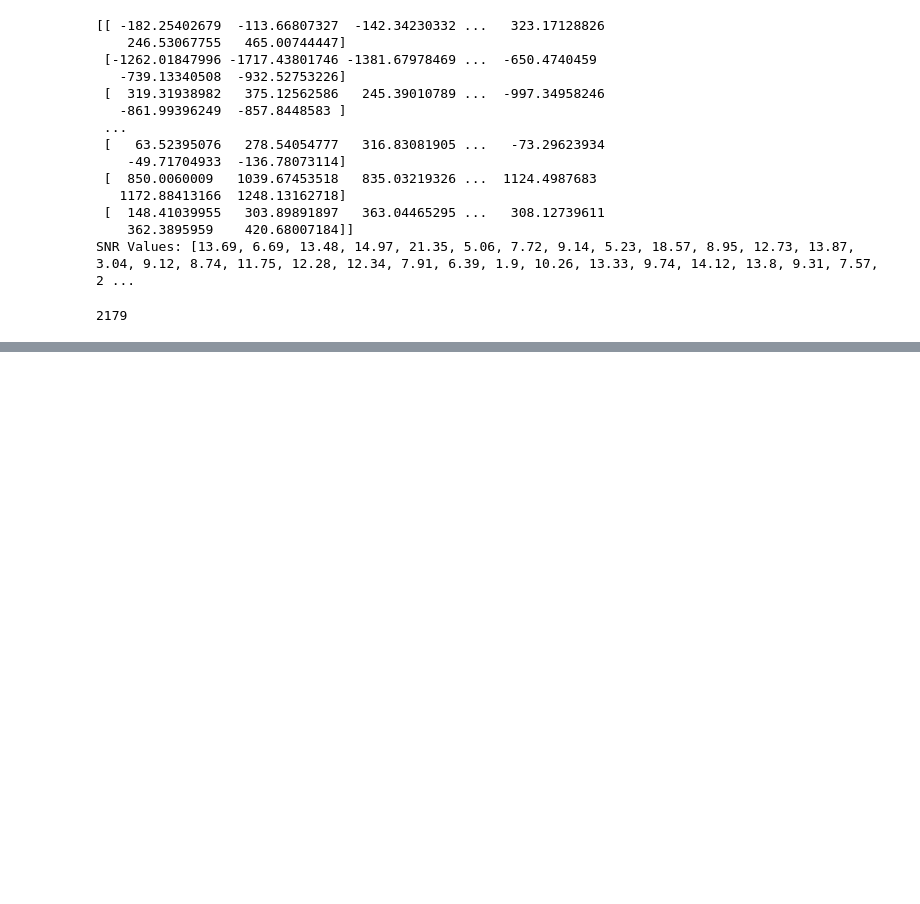
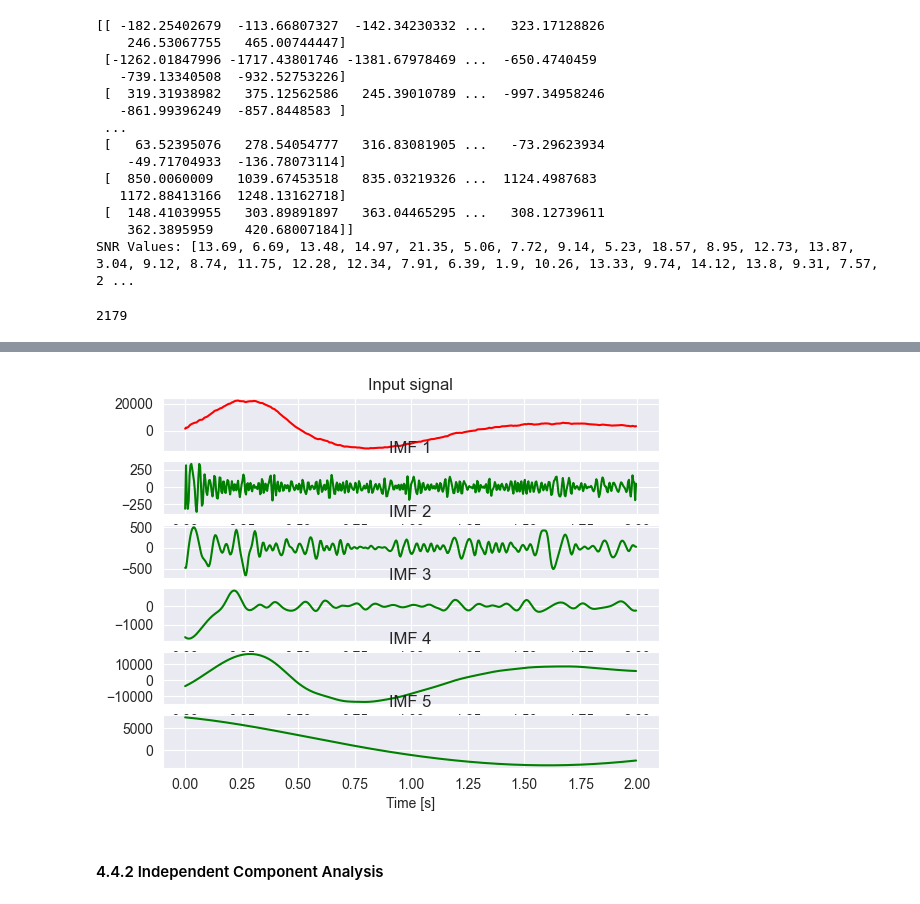
Before and after one commit to zelan-eroz/ee, a Jupyter notebook: code.ipynb, the cells around one changed output, grey strips where cells are left out. Drawn from its saved outputs; the diff is of its cells as text; code cells hidden in the pictures; blank space fills up the shorter version.

Commit message:
- Ok so I now know how to do EMD but I don't exactlly know what to do with the output. Like yes I got the IMFs in but now what? I need to figure this out.

```diff
--- a/code.ipynb
+++ b/code.ipynb
@@ -431,0 +450,33 @@ AttributeError: 'EMD' object has no attribute 'sift'
+# %%
+from PyEMD import EMD
+sampling_rate = 256  # Hz
+duration = 2  # seconds
+
+#DEFINE SIGNAL
+t = np.arange(0, duration, 1/sampling_rate)
+s = contaminated_data2[0]
+
+emd = EMD(DTYPE=np.float16, max_imfs=2)
+IMF = EMD().emd(s,t)
+N = IMF.shape[0]+1
+
+# Plot results
+plt.subplot(N,1,1)
+plt.plot(t, s, 'r')
+#plt.title("Input signal: $S(t)=cos(22\pi t^2) + 6t^2$")
+plt.title("Input signal")
+plt.xlabel("Time [s]")
+
+for n, imf in enumerate(IMF):
+    plt.subplot(N,1,n+2)
+    plt.plot(t, imf, 'g')
+    plt.title("IMF "+str(n+1))
+    plt.xlabel("Time [s]")
+
+plt.tight_layout()
+plt.savefig('simple_example')
+plt.show()
+# %% [output]
+[figure, added]
+# %% [markdown]
+#### 4.4.2 Independent Component Analysis
```
Also changed, not shown: parts of 4 cells of this notebook, 1 other file.
